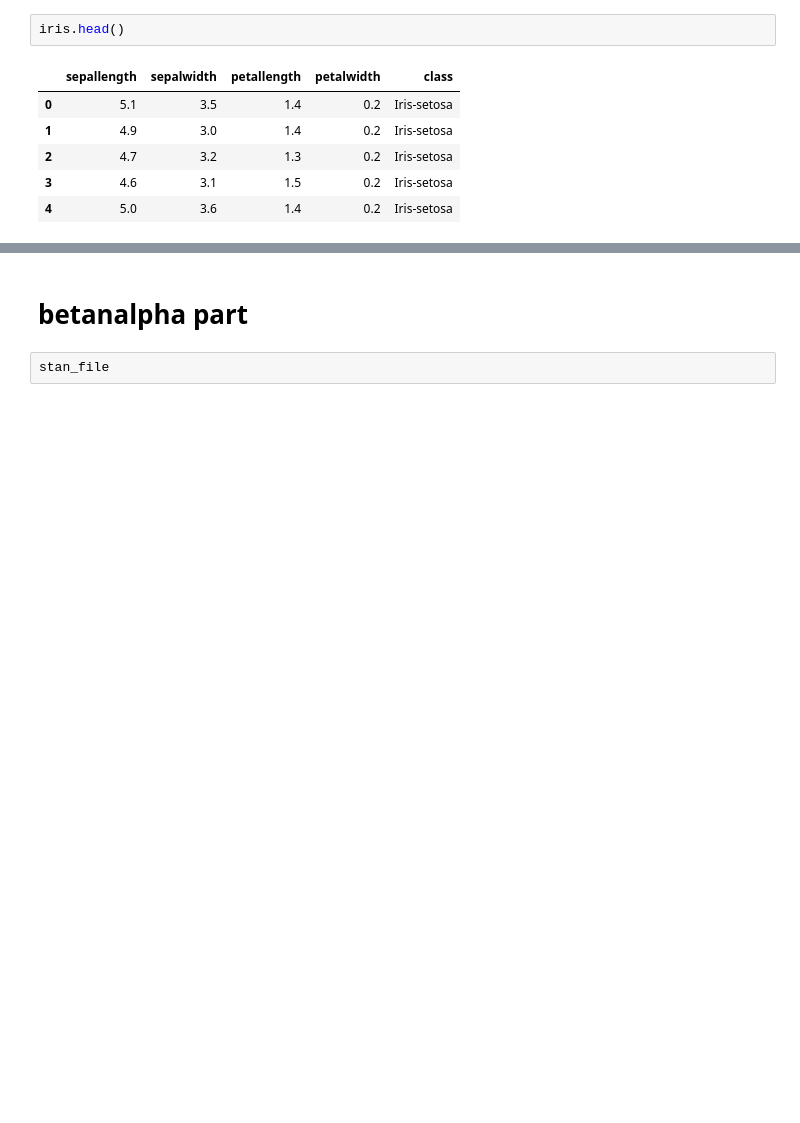
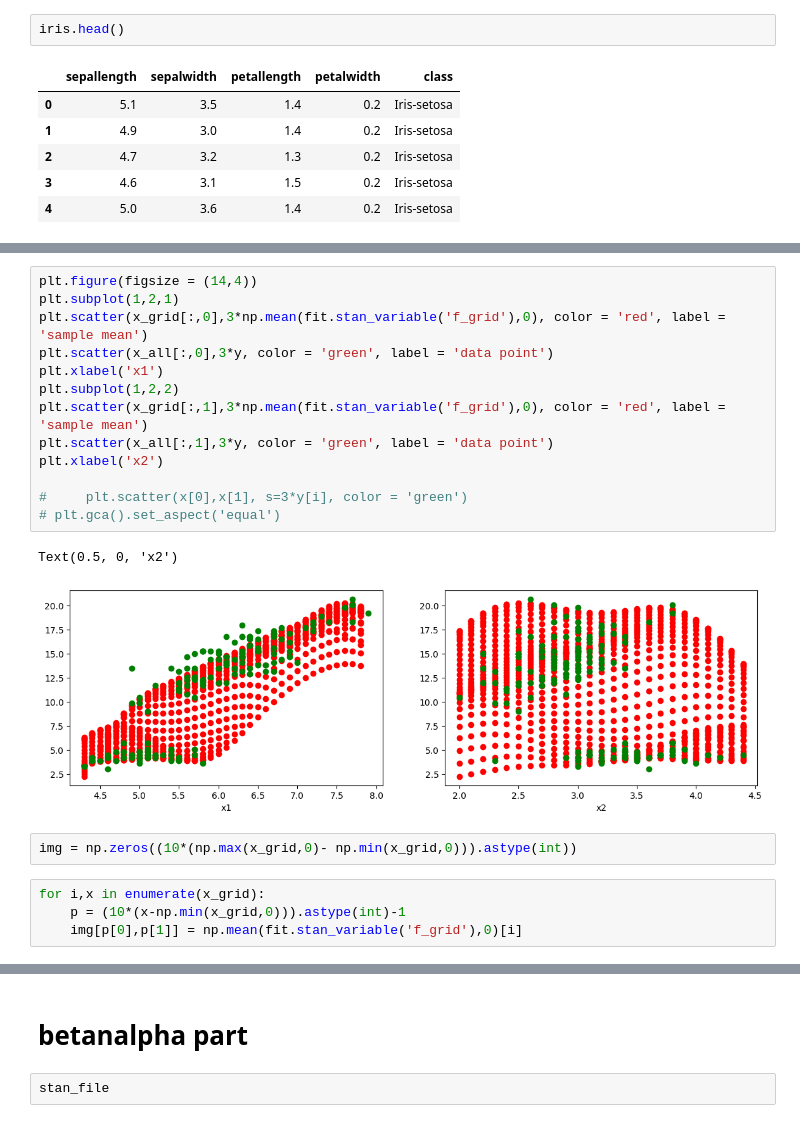
Before and after one commit to ShuonanChen/ML-Climate-Project-Template-Fall2022, a Jupyter notebook: resources/notebooks/cmdstan_test.ipynb, the cells around one changed output, grey strips where cells are left out. Cells and saved outputs as stored; diff of their text form; blank space fills up the shorter version.

```diff
--- a/resources/notebooks/cmdstan_test.ipynb
+++ b/resources/notebooks/cmdstan_test.ipynb
@@ -244,0 +355,22 @@ plt.legend()
+# %%
+plt.figure(figsize = (14,4))
+plt.subplot(1,2,1)
+plt.scatter(x_grid[:,0],3*np.mean(fit.stan_variable('f_grid'),0), color = 'red', label = 'sample mean')
+plt.scatter(x_all[:,0],3*y, color = 'green', label = 'data point')
+plt.xlabel('x1')
+plt.subplot(1,2,2)
+plt.scatter(x_grid[:,1],3*np.mean(fit.stan_variable('f_grid'),0), color = 'red', label = 'sample mean')
+plt.scatter(x_all[:,1],3*y, color = 'green', label = 'data point')
+plt.xlabel('x2')
+
+#     plt.scatter(x[0],x[1], s=3*y[i], color = 'green')
+# plt.gca().set_aspect('equal')
+# %% [output]
+Text(0.5, 0, 'x2')
+[figure, added]
+# %%
+img = np.zeros((10*(np.max(x_grid,0)- np.min(x_grid,0))).astype(int))
+# %%
+for i,x in enumerate(x_grid):
+    p = (10*(x-np.min(x_grid,0))).astype(int)-1
+    img[p[0],p[1]] = np.mean(fit.stan_variable('f_grid'),0)[i]
```
Also changed, not shown: parts of 64 cells of this notebook, 2 other files.
